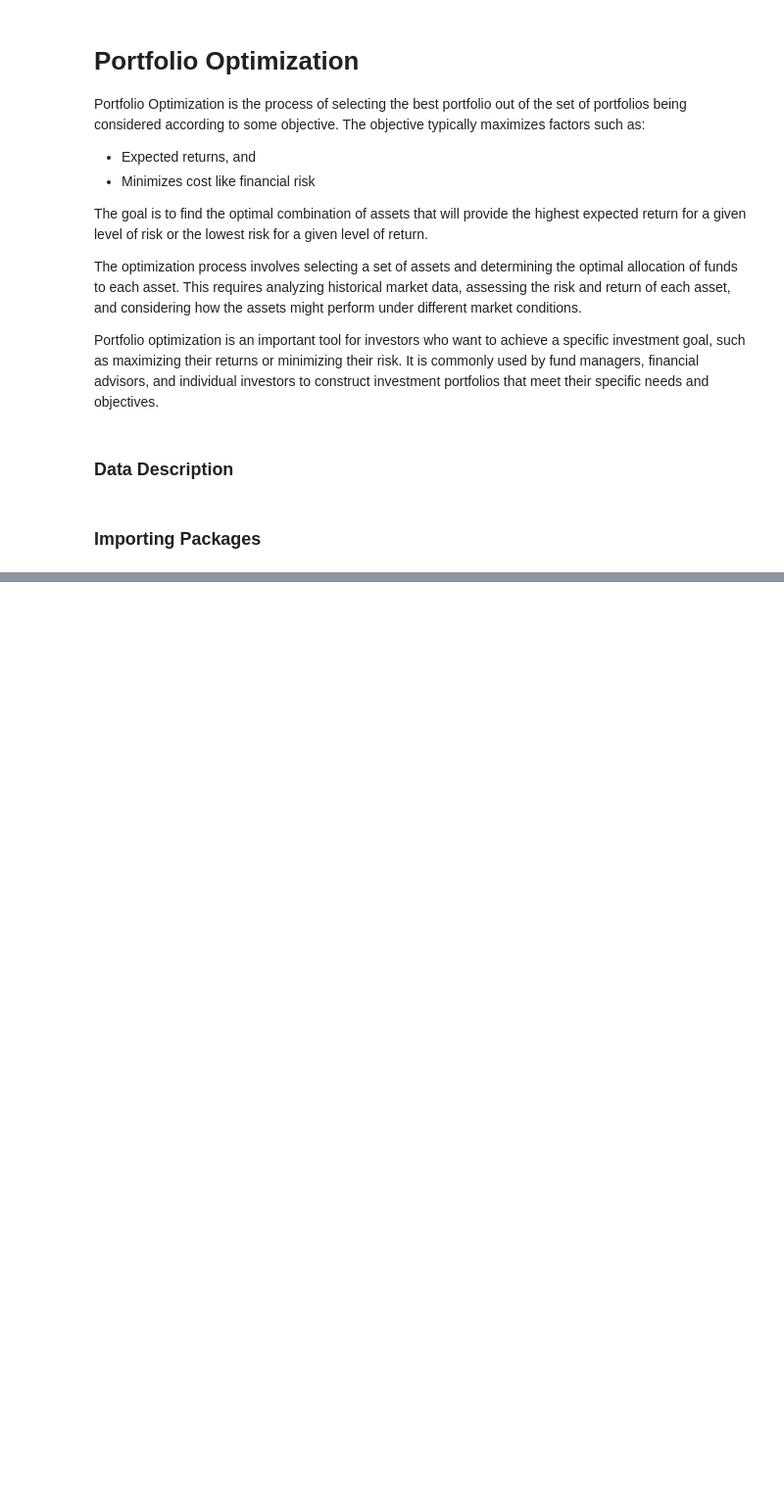
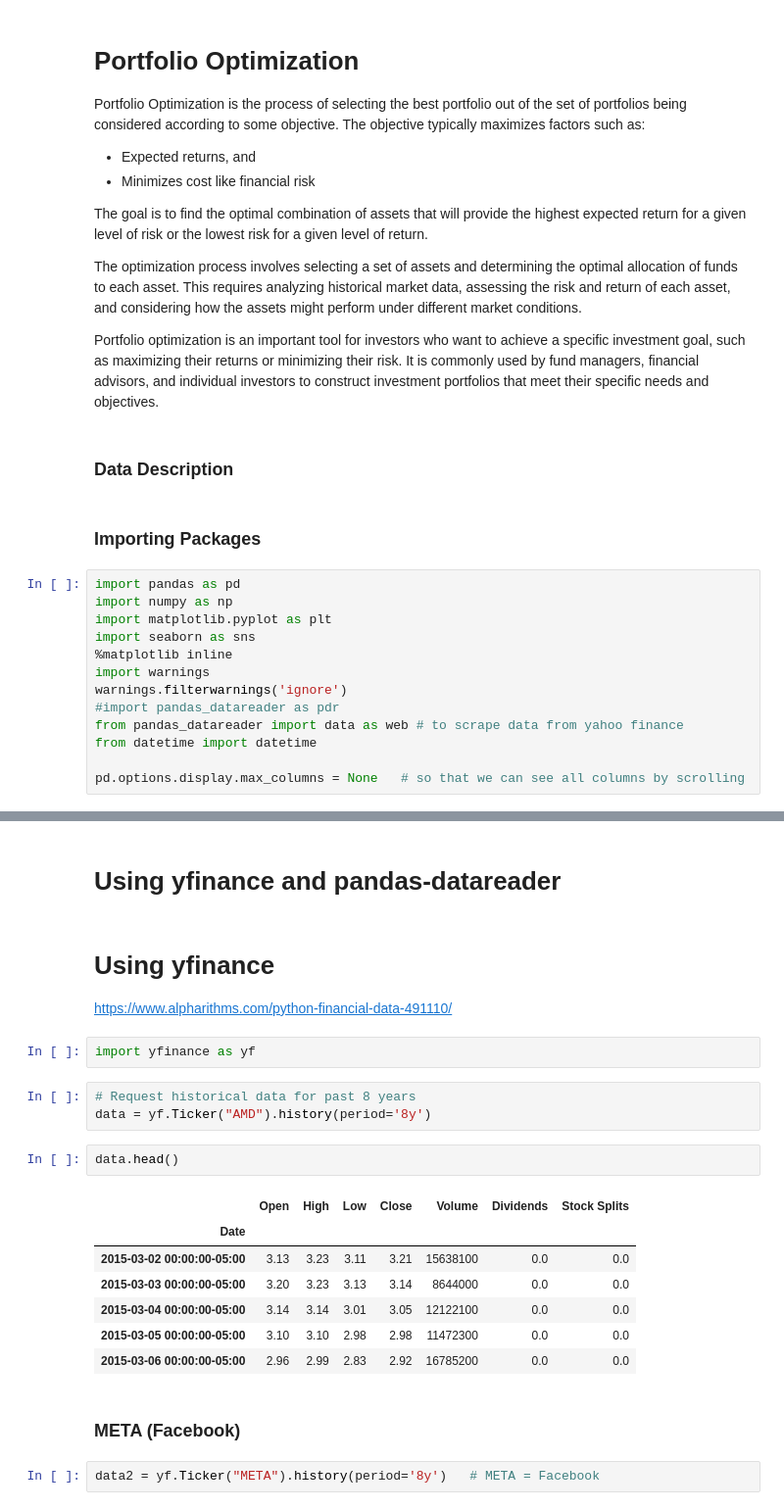
Before and after one commit to MrSathekge/Portfolio_Optimization, a Jupyter notebook: notebook.ipynb, the cells around one changed output, grey strips where cells are left out. Shown at 98% size. Saved outputs shown, nothing was run; the diff lists cells and outputs as text; blank space fills up the shorter version.

```diff
--- a/notebook.ipynb
+++ b/notebook.ipynb
@@ -14,3 +14,16 @@ Portfolio optimization is an important tool for investors who want to achieve a
 ### Data Description
 # %% [markdown]
 ### Importing Packages
+# %%
+import pandas as pd
+import numpy as np
+import matplotlib.pyplot as plt
+import seaborn as sns
+%matplotlib inline
+import warnings
+warnings.filterwarnings('ignore')
+#import pandas_datareader as pdr
+from pandas_datareader import data as web # to scrape data from yahoo finance
+from datetime import datetime
+
+pd.options.display.max_columns = None   # so that we can see all columns by scrolling
@@ -16,0 +36,25 @@ Portfolio optimization is an important tool for investors who want to achieve a
+# %% [markdown]
+# Using yfinance and pandas-datareader
+# %% [markdown]
+# Using yfinance
+
+https://www.alpharithms.com/python-financial-data-491110/
+# %%
+import yfinance as yf
+# %%
+# Request historical data for past 8 years
+data = yf.Ticker("AMD").history(period='8y')
+# %%
+data.head()
+# %% [output]
+|  | Open | High | Low | Close | Volume | Dividends | Stock Splits |
+| Date |  |  |  |  |  |  |  |
+| 2015-03-02 00:00:00-05:00 | 3.13 | 3.23 | 3.11 | 3.21 | 15638100 | 0.0 | 0.0 |
+| 2015-03-03 00:00:00-05:00 | 3.20 | 3.23 | 3.13 | 3.14 | 8644000 | 0.0 | 0.0 |
+| 2015-03-04 00:00:00-05:00 | 3.14 | 3.14 | 3.01 | 3.05 | 12122100 | 0.0 | 0.0 |
+| 2015-03-05 00:00:00-05:00 | 3.10 | 3.10 | 2.98 | 2.98 | 11472300 | 0.0 | 0.0 |
+| 2015-03-06 00:00:00-05:00 | 2.96 | 2.99 | 2.83 | 2.92 | 16785200 | 0.0 | 0.0 |
+# %% [markdown]
+### META (Facebook)
+# %%
+data2 = yf.Ticker("META").history(period='8y')   # META = Facebook
```
Also changed, not shown: parts of 47 cells of this notebook.
